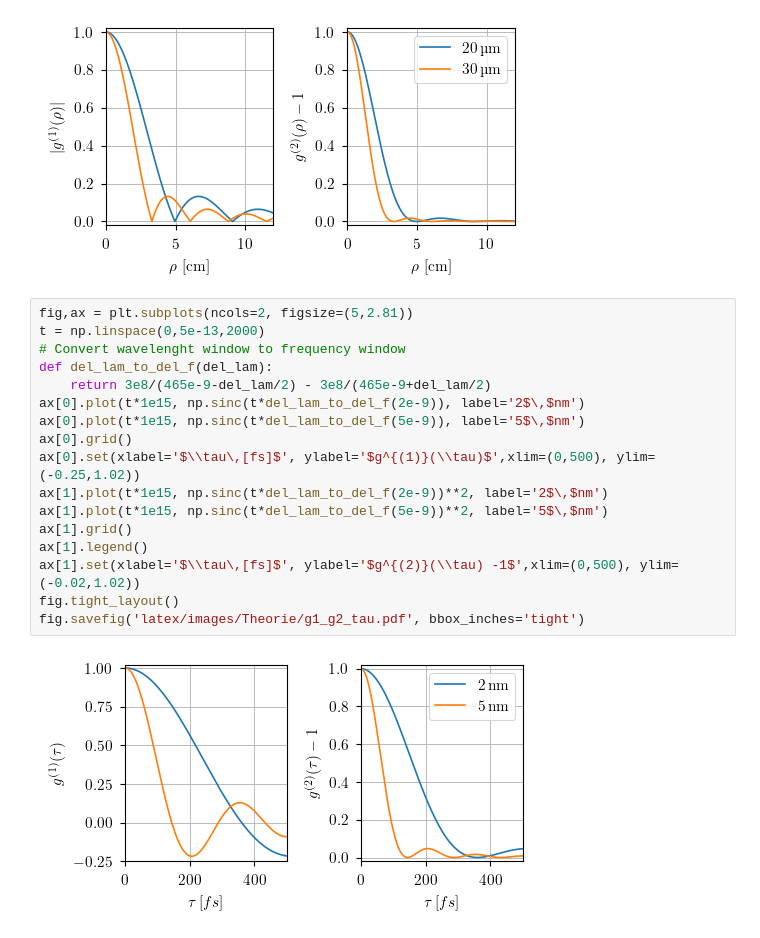
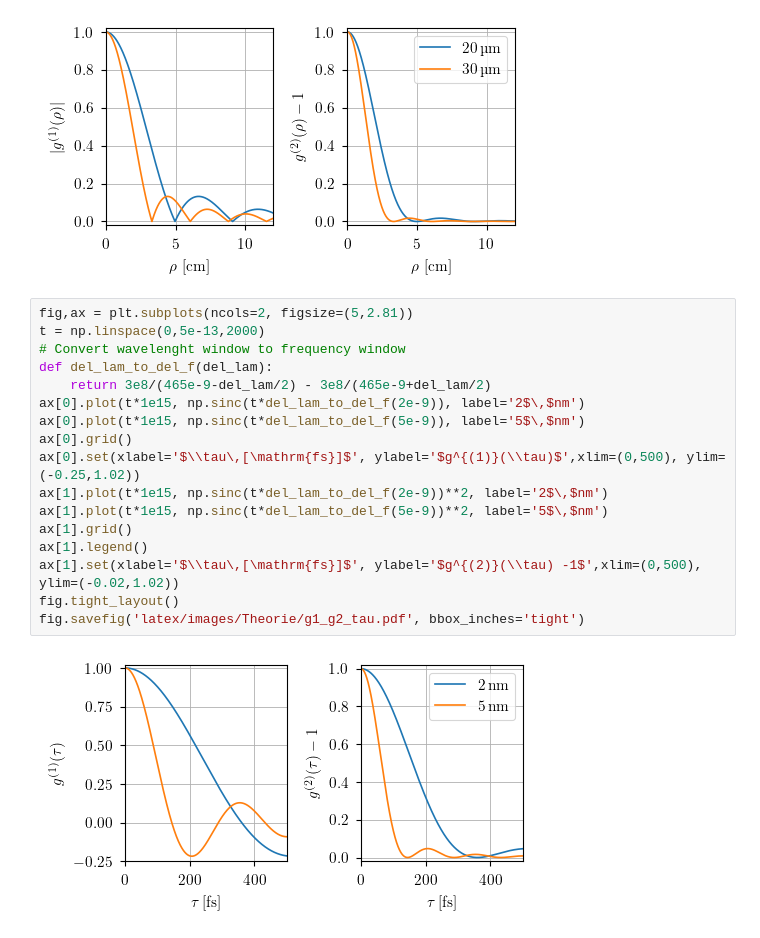
Before and after one commit to SteWey0/Bachelorarbeit, a Jupyter notebook: theory_plots.ipynb, the cells around one changed output. Cells and saved outputs as stored; diff of their text form.

```diff
--- a/theory_plots.ipynb
+++ b/theory_plots.ipynb
@@ -30,19 +30,19 @@ fig.savefig('latex/images/Theorie/g1_g2_rho.pdf', bbox_inches='tight')
 # %%
 fig,ax = plt.subplots(ncols=2, figsize=(5,2.81))
 t = np.linspace(0,5e-13,2000)
 # Convert wavelenght window to frequency window
 def del_lam_to_del_f(del_lam):
     return 3e8/(465e-9-del_lam/2) - 3e8/(465e-9+del_lam/2)
 ax[0].plot(t*1e15, np.sinc(t*del_lam_to_del_f(2e-9)), label='2$\,$nm')
 ax[0].plot(t*1e15, np.sinc(t*del_lam_to_del_f(5e-9)), label='5$\,$nm')
 ax[0].grid()
-ax[0].set(xlabel='$\\tau\,[fs]$', ylabel='$g^{(1)}(\\tau)$',xlim=(0,500), ylim=(-0.25,1.02))
+ax[0].set(xlabel='$\\tau\,[\mathrm{fs}]$', ylabel='$g^{(1)}(\\tau)$',xlim=(0,500), ylim=(-0.25,1.02))
 ax[1].plot(t*1e15, np.sinc(t*del_lam_to_del_f(2e-9))**2, label='2$\,$nm')
 ax[1].plot(t*1e15, np.sinc(t*del_lam_to_del_f(5e-9))**2, label='5$\,$nm')
 ax[1].grid()
 ax[1].legend()
-ax[1].set(xlabel='$\\tau\,[fs]$', ylabel='$g^{(2)}(\\tau) -1$',xlim=(0,500), ylim=(-0.02,1.02))
+ax[1].set(xlabel='$\\tau\,[\mathrm{fs}]$', ylabel='$g^{(2)}(\\tau) -1$',xlim=(0,500), ylim=(-0.02,1.02))
 fig.tight_layout()
 fig.savefig('latex/images/Theorie/g1_g2_tau.pdf', bbox_inches='tight')
 # %% [output]
-[figure, old version]
+[figure, new version]
```
Also changed, not shown: 12 other files.
